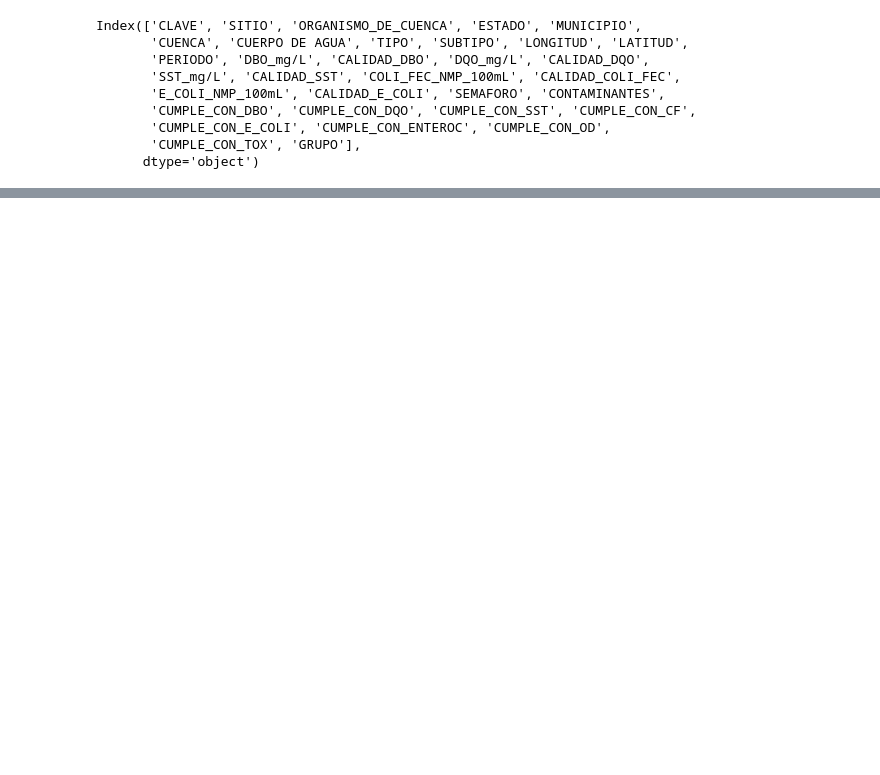
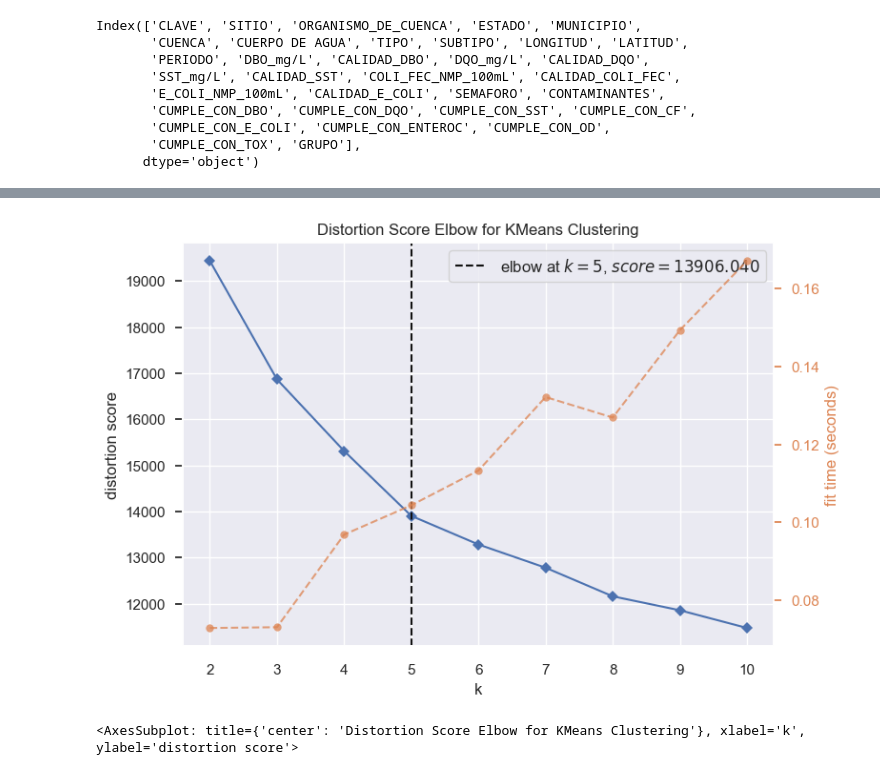
Before and after one commit to PosgradoMNA/actividades-del-projecto-los_k-means, a Jupyter notebook: Entrega1.ipynb, the cells around one changed output, grey strips where cells are left out. Cells and saved outputs as stored; diff of their text form; code cells hidden in the pictures; blank space fills up the shorter version.

```diff
--- a/Entrega1.ipynb
+++ b/Entrega1.ipynb
@@ -654,0 +723,21 @@ superficial_col_categoria
+# %%
+superficial_col_categorica += varn
+# %%
+X_cols = superficial_col_localizacion + superficial_col_categorica
+# %%
+k_max = 11
+inertia = []
+for i in range(1,k_max+1):
+    model_pipe = Pipeline([('transf_col', transformer),
+                        ('modelo', KMeans(n_clusters= i))])
+    model_pipe.fit(df_superficiales[X_cols])
+
+    inertia.append(model_pipe['modelo'].inertia_)
+
+visualizer = KElbowVisualizer(model_pipe['modelo'], k=(10))
+
+visualizer.fit(model_pipe['transf_col'].fit_transform(df_superficiales[X_cols]))
+visualizer.show()
+# %% [output]
+[figure, added]
+<AxesSubplot: title={'center': 'Distortion Score Elbow for KMeans Clustering'}, xlabel='k', ylabel='distortion score'>
```
Also changed, not shown: parts of 24 cells of this notebook.
